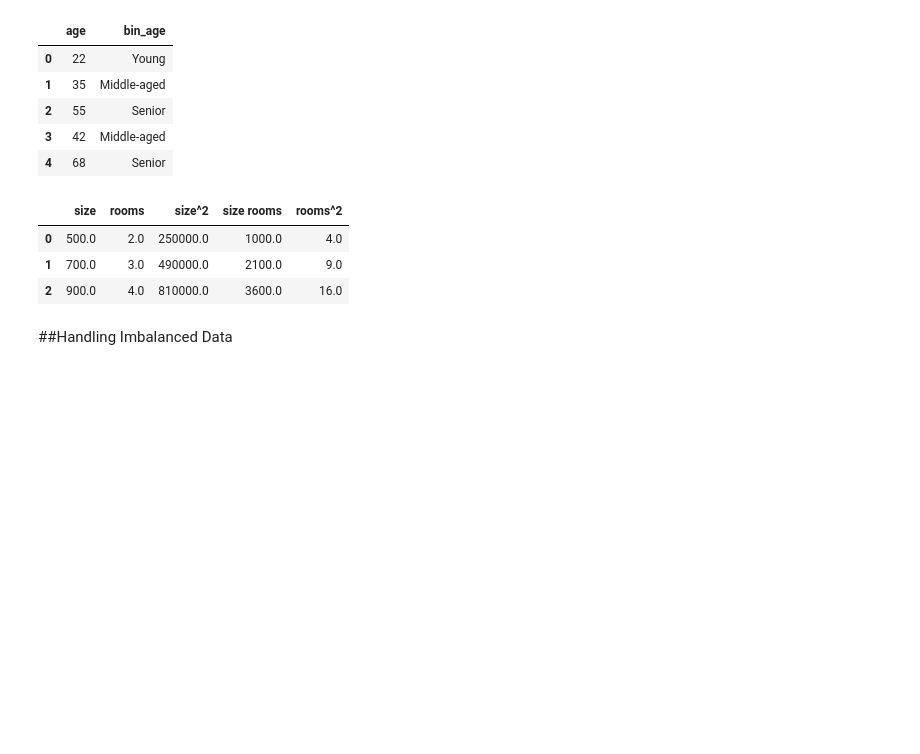
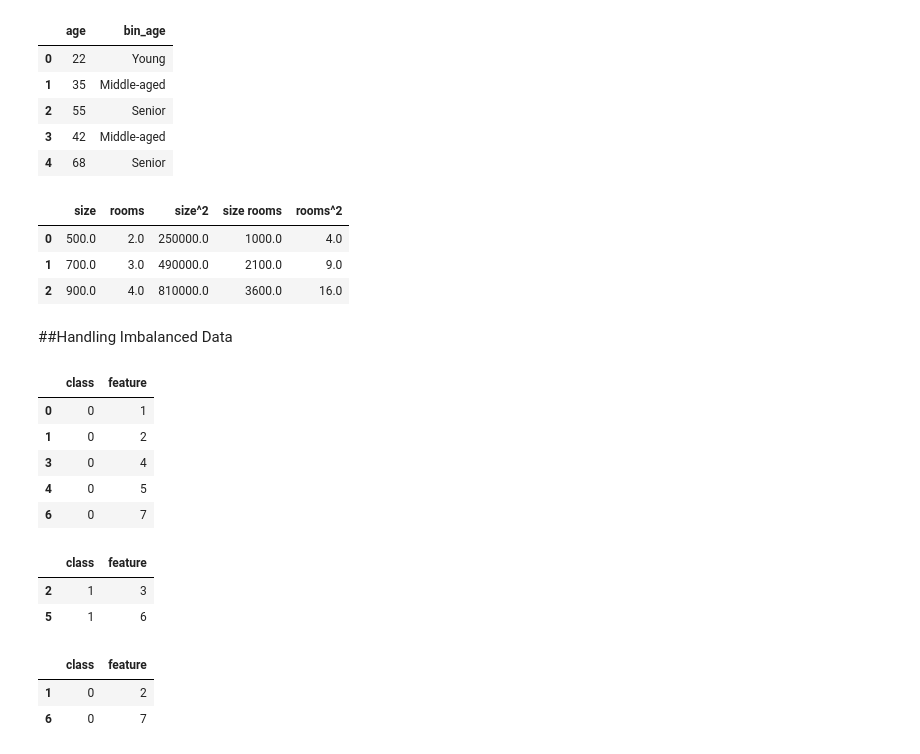
Before and after one commit to EvilMorty13/Python-Learning-BS, a Jupyter notebook: Chapter_12.ipynb, the cells around one changed output. Cells and saved outputs as stored; diff of their text form; code cells hidden in the pictures; blank space fills up the shorter version.

```diff
--- a/Chapter_12.ipynb
+++ b/Chapter_12.ipynb
@@ -157,3 +157,18 @@ df6_poly
 | 2 | 900.0 | 4.0 | 810000.0 | 3600.0 | 16.0 |
 # %% [markdown]
 ##Handling Imbalanced Data
+# %%
+from sklearn.utils import resample
+
+df7 = pd.DataFrame({"class":[0,0,1,0,0,1,0],"feature":[1,2,3,4,5,6,7]})
+# %%
+df7_majority = df7[df7["class"]==0]
+# %%
+df7_majority
+# %% [output]
+|  | class | feature |
+| 0 | 0 | 1 |
+| 1 | 0 | 2 |
+| 3 | 0 | 4 |
+| 4 | 0 | 5 |
+| 6 | 0 | 7 |
@@ -159,0 +177,6 @@ df6_poly
+# %%
+df7_minority
+# %% [output]
+|  | class | feature |
+| 2 | 1 | 3 |
+| 5 | 1 | 6 |
@@ -159,0 +185,6 @@ df6_poly
+# %%
+df7_undersampled
+# %% [output]
+|  | class | feature |
+| 1 | 0 | 2 |
+| 6 | 0 | 7 |
```
Also changed, not shown: parts of 6 cells of this notebook.
